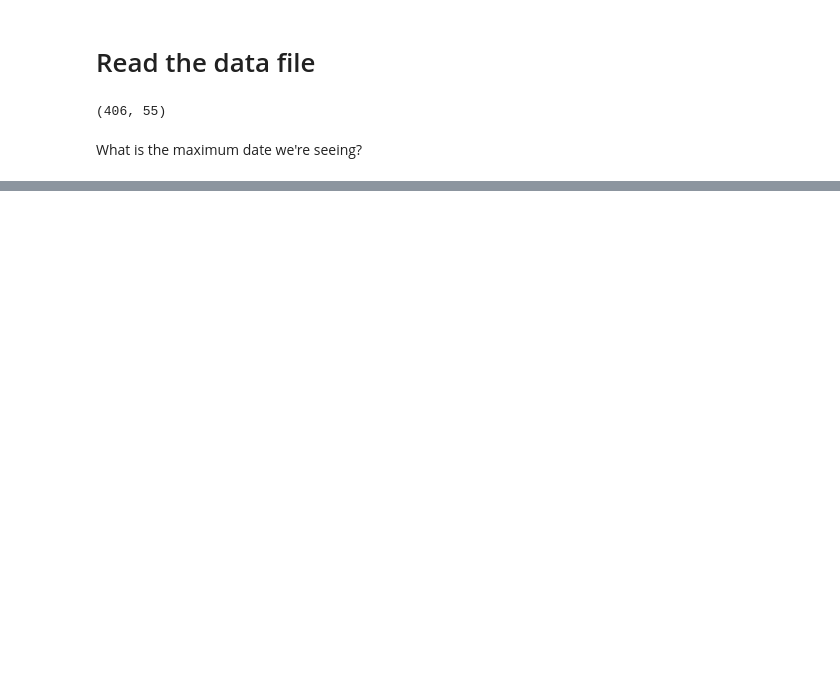
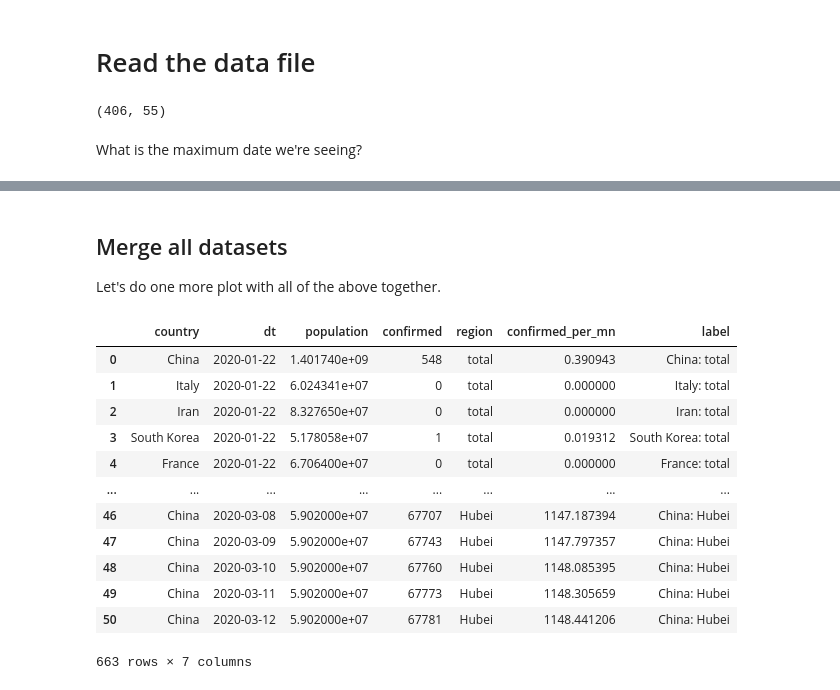
Before and after one commit to puetsch/corona-stats, a Jupyter notebook: corona-plots.ipynb, the cells around one changed output, grey strips where cells are left out. Cells and saved outputs as stored; diff of their text form; code cells hidden in the pictures; blank space fills up the shorter version.

```diff
--- a/corona-plots.ipynb
+++ b/corona-plots.ipynb
@@ -214,0 +293,3 @@ ds = hv.Dataset(plot_data, kdims = ['dt','label'], vdims = 'confirmed_per_mn')
+# %%
+hubei = df_raw[df_raw['Province/State'].eq('Hubei')].drop(['Lat','Long'], axis=1).set_index('Province/State')
+hubei
@@ -214,0 +301,3 @@ ds = hv.Dataset(plot_data, kdims = ['dt','label'], vdims = 'confirmed_per_mn')
+# %%
+provinces = pd.read_csv('static-data/china.csv', index_col='province')
+provinces.shape
@@ -214,0 +306,14 @@ ds = hv.Dataset(plot_data, kdims = ['dt','label'], vdims = 'confirmed_per_mn')
+# %%
+hubei_data = hubei.join(provinces, how='left')
+# %%
+df_hubei = pd.wide_to_long(
+        hubei_data.reset_index(),
+        stubnames='',
+        i=['Country/Region','Province/State'],
+        j='dt',
+        suffix='\w+/\w+/\w+'
+    ).reset_index()
+df_hubei.columns = ['country', 'region', 'dt', 'population', 'confirmed']
+df_hubei.dt = pd.to_datetime(df_hubei.dt)
+df_hubei['confirmed_per_mn'] = 1e6 * df_hubei.confirmed / df_hubei.population
+df_hubei.tail(5)
@@ -214,0 +327,26 @@ ds = hv.Dataset(plot_data, kdims = ['dt','label'], vdims = 'confirmed_per_mn')
+# %% [markdown]
+## Merge all datasets
+
+Let's do one more plot with all of the above together.
+# %%
+df_all = pd.concat([
+        df_countries[df_countries.country.isin(top_countries)],
+        df_states[df_states.region.isin(top_states)],
+        df_hubei
+    ])
+df_all['label'] = df_all.country + ": " + df_all.region
+df_all
+# %% [output]
+|  | country | dt | population | confirmed | region | confirmed_per_mn | label |
+| 0 | China | 2020-01-22 | 1.401740e+09 | 548 | total | 0.390943 | China: total |
+| 1 | Italy | 2020-01-22 | 6.024341e+07 | 0 | total | 0.000000 | Italy: total |
+| 2 | Iran | 2020-01-22 | 8.327650e+07 | 0 | total | 0.000000 | Iran: total |
+| 3 | South Korea | 2020-01-22 | 5.178058e+07 | 1 | total | 0.019312 | South Korea: total |
+| 4 | France | 2020-01-22 | 6.706400e+07 | 0 | total | 0.000000 | France: total |
+| ... | ... | ... | ... | ... | ... | ... | ... |
+| 46 | China | 2020-03-08 | 5.902000e+07 | 67707 | Hubei | 1147.187394 | China: Hubei |
+| 47 | China | 2020-03-09 | 5.902000e+07 | 67743 | Hubei | 1147.797357 | China: Hubei |
+| 48 | China | 2020-03-10 | 5.902000e+07 | 67760 | Hubei | 1148.085395 | China: Hubei |
+| 49 | China | 2020-03-11 | 5.902000e+07 | 67773 | Hubei | 1148.305659 | China: Hubei |
+| 50 | China | 2020-03-12 | 5.902000e+07 | 67781 | Hubei | 1148.441206 | China: Hubei |
+663 rows × 7 columns
```
Also changed, not shown: parts of 55 cells of this notebook, 8 other files.
